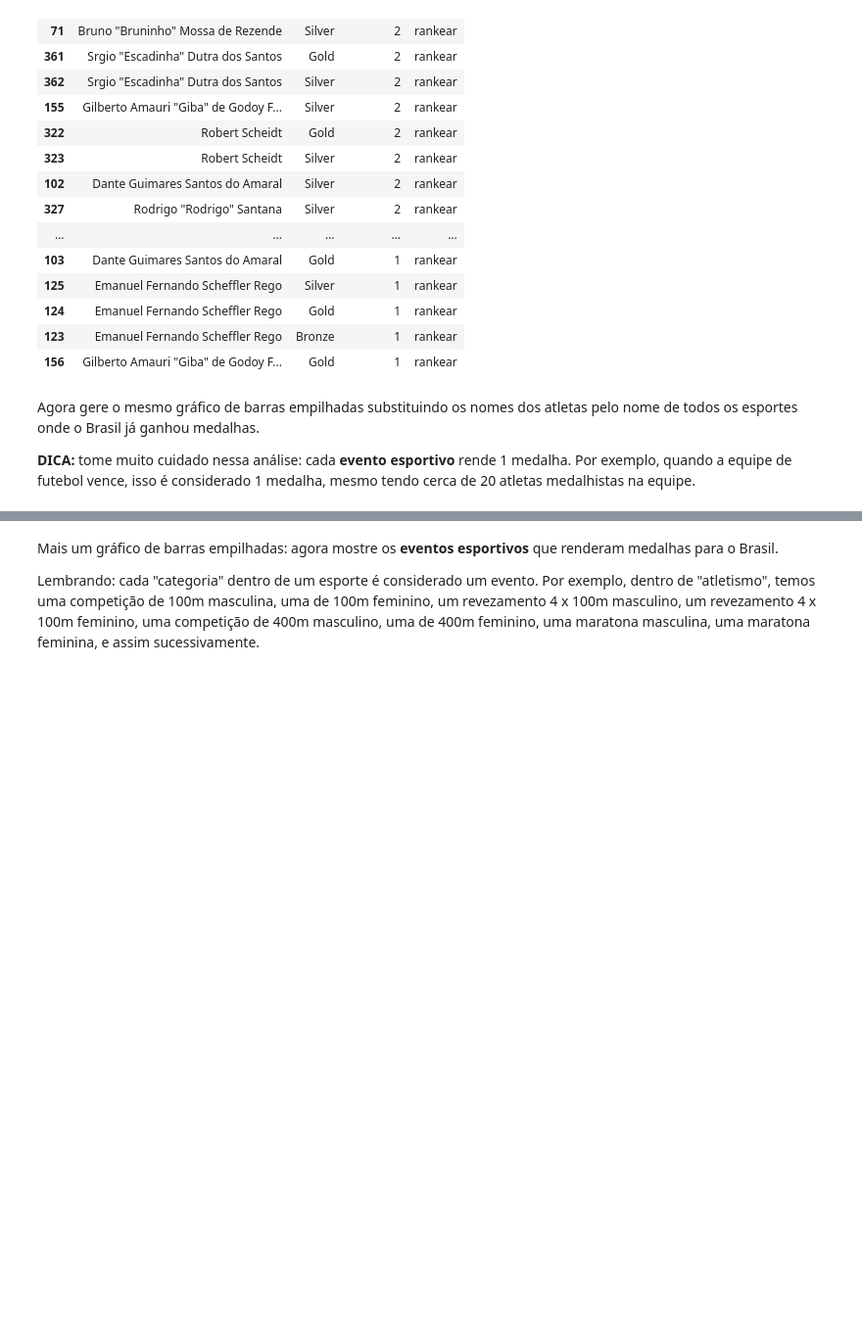
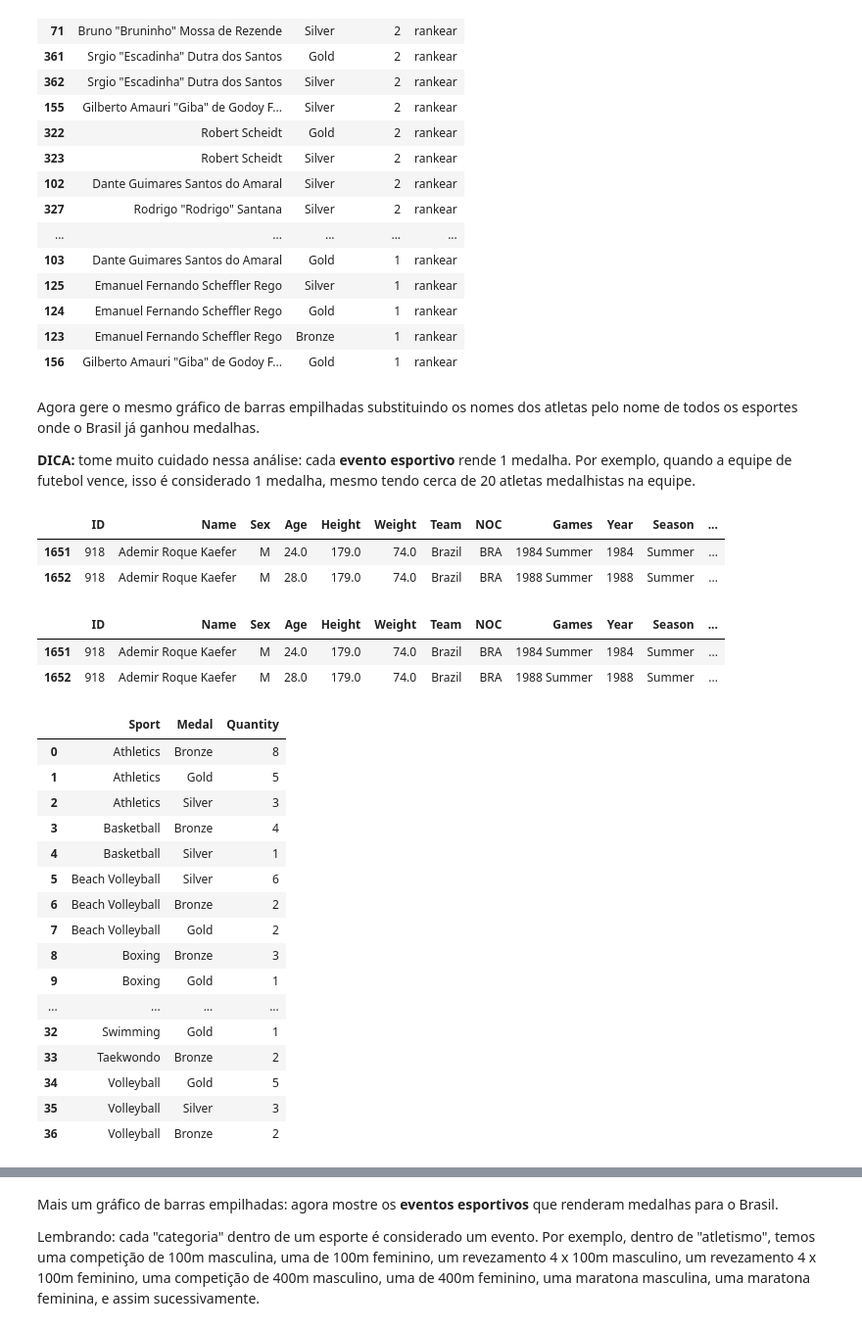
Before and after one commit to pedrobsantana/Projeto-II-Olimpiadas, a Jupyter notebook: Projeto - Dataviz.ipynb, the cells around one changed output, grey strips where cells are left out. Shown at 98% size. Saved outputs shown, nothing was run; the diff lists cells and outputs as text; code cells hidden in the pictures; blank space fills up the shorter version.

```diff
--- a/Projeto - Dataviz.ipynb
+++ b/Projeto - Dataviz.ipynb
@@ -186,3 +186,40 @@ fig.show()
 Agora gere o mesmo gráfico de barras empilhadas substituindo os nomes dos atletas pelo nome de todos os esportes onde o Brasil já ganhou medalhas.
 
 **DICA:** tome muito cuidado nessa análise: cada **evento esportivo** rende 1 medalha. Por exemplo, quando a equipe de futebol vence, isso é considerado 1 medalha, mesmo tendo cerca de 20 atletas medalhistas na equipe.
+# %%
+df_atletas_brasil_medalhas_por_evento = df_atletas_brasil_medalhas.drop_duplicates(subset = ['Year','Event'])
+df_atletas_brasil_medalhas_por_evento.head(2)
+# %% [output]
+|  | ID | Name | Sex | Age | Height | Weight | Team | NOC | Games | Year | Season | ... |
+| 1651 | 918 | Ademir Roque Kaefer | M | 24.0 | 179.0 | 74.0 | Brazil | BRA | 1984 Summer | 1984 | Summer | ... |
+| 1652 | 918 | Ademir Roque Kaefer | M | 28.0 | 179.0 | 74.0 | Brazil | BRA | 1988 Summer | 1988 | Summer | ... |
+# %%
+df_atletas_brasil_medalhas_por_evento = pd.concat((df_atletas_brasil_medalhas_por_evento, pd.get_dummies(df_atletas_brasil_medalhas_por_evento['Medal'])), axis=1)
+df_atletas_brasil_medalhas_por_evento.head(2)
+# %% [output]
+|  | ID | Name | Sex | Age | Height | Weight | Team | NOC | Games | Year | Season | ... |
+| 1651 | 918 | Ademir Roque Kaefer | M | 24.0 | 179.0 | 74.0 | Brazil | BRA | 1984 Summer | 1984 | Summer | ... |
+| 1652 | 918 | Ademir Roque Kaefer | M | 28.0 | 179.0 | 74.0 | Brazil | BRA | 1988 Summer | 1988 | Summer | ... |
+# %%
+df_atletas_brasil_medalhas_por_evento_esporte = pd.DataFrame(df_atletas_brasil_medalhas_por_evento.groupby(by='Sport')['Medal'].value_counts())
+df_atletas_brasil_medalhas_por_evento_esporte.rename(columns = {'Medal':'Quantity'}, inplace=True)
+df_atletas_brasil_medalhas_por_evento_esporte.reset_index(inplace=True)
+df_atletas_brasil_medalhas_por_evento_esporte
+# %% [output]
+|  | Sport | Medal | Quantity |
+| 0 | Athletics | Bronze | 8 |
+| 1 | Athletics | Gold | 5 |
+| 2 | Athletics | Silver | 3 |
+| 3 | Basketball | Bronze | 4 |
+| 4 | Basketball | Silver | 1 |
+| 5 | Beach Volleyball | Silver | 6 |
+| 6 | Beach Volleyball | Bronze | 2 |
+| 7 | Beach Volleyball | Gold | 2 |
+| 8 | Boxing | Bronze | 3 |
+| 9 | Boxing | Gold | 1 |
+| ... | ... | ... | ... |
+| 32 | Swimming | Gold | 1 |
+| 33 | Taekwondo | Bronze | 2 |
+| 34 | Volleyball | Gold | 5 |
+| 35 | Volleyball | Silver | 3 |
+| 36 | Volleyball | Bronze | 2 |
```
Also changed, not shown: parts of 4 cells of this notebook.
